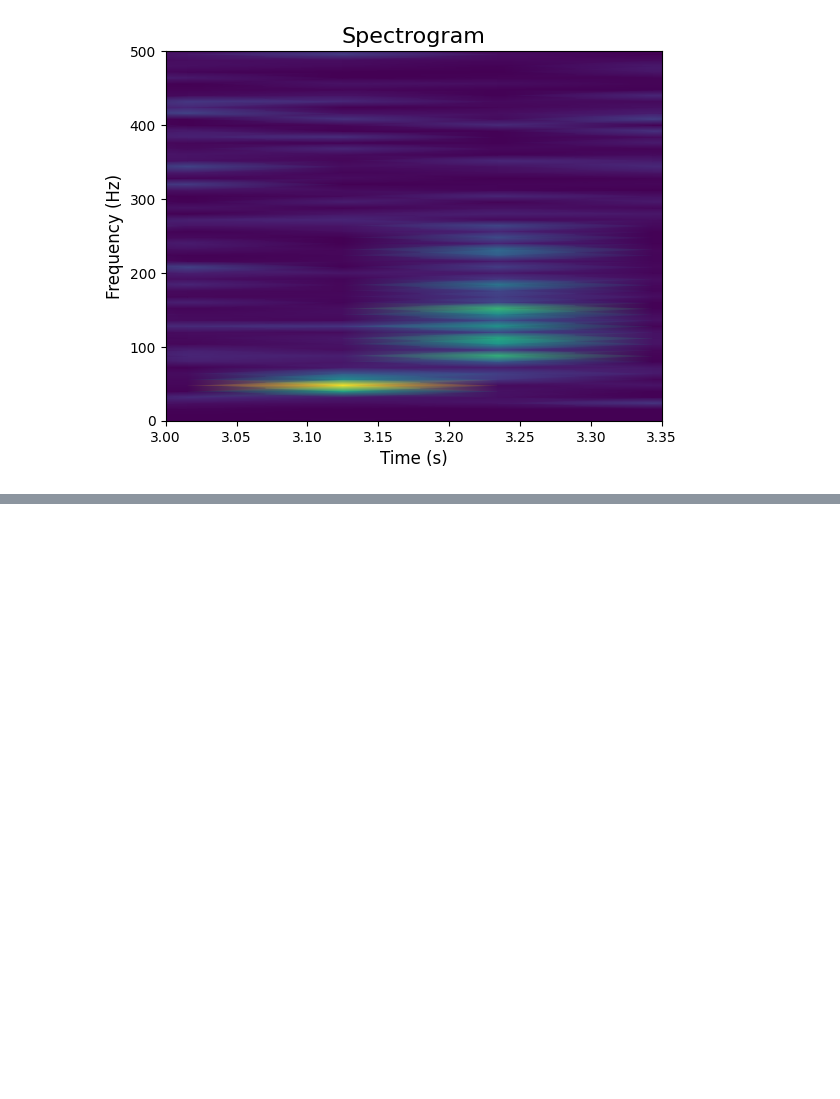
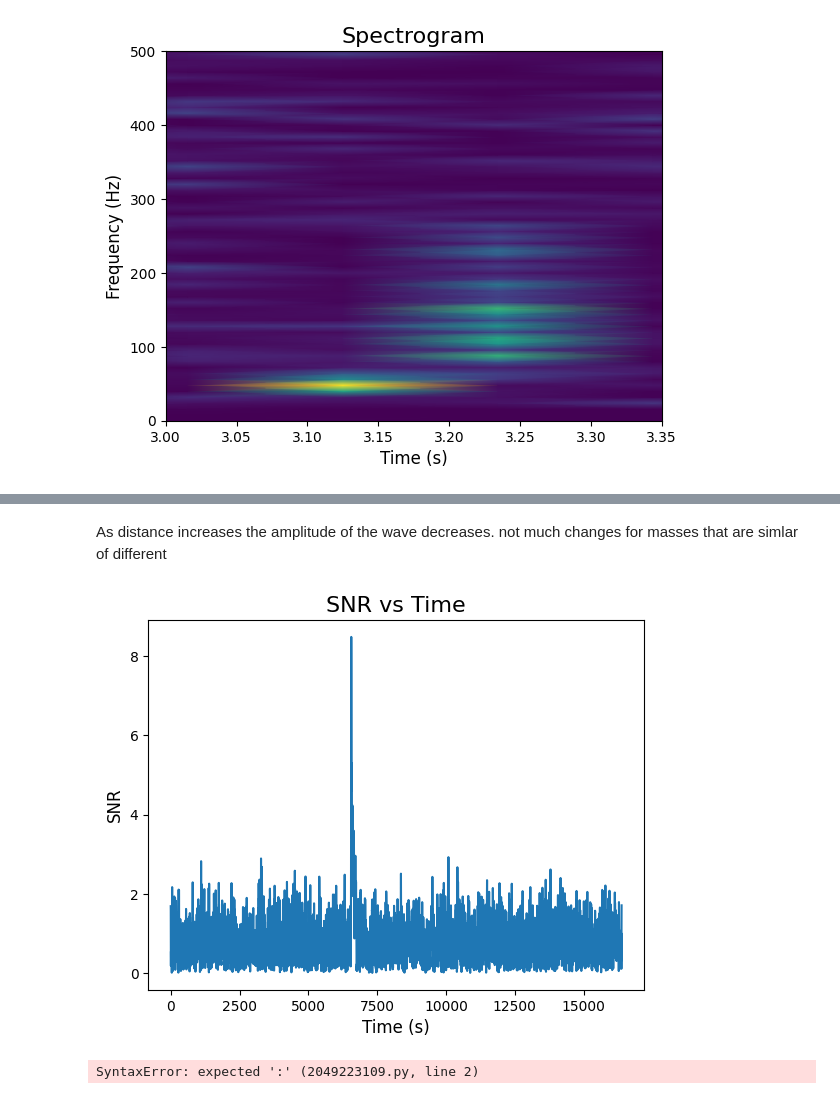
Before and after one commit to lewismcnish/Astronomy, a Jupyter notebook: Binary_Black_Holes/Binary.ipynb, the cells around one changed output, grey strips where cells are left out. Drawn from its saved outputs; the diff is of its cells as text; code cells hidden in the pictures; blank space fills up the shorter version.

```diff
--- a/Binary_Black_Holes/Binary.ipynb
+++ b/Binary_Black_Holes/Binary.ipynb
@@ -38,0 +80,19 @@ plt.show()
+# %% [markdown]
+As distance increases the amplitude of the wave decreases.
+not much changes for masses that are simlar of different
+# %%
+snr_ts = gw.get_snr(strain, template, 2048)
+plt.figure()
+plt.plot(snr_ts)
+plt.xlabel('Time (s)', fontsize=axis_size)
+plt.ylabel('SNR', fontsize=axis_size)
+plt.title('SNR vs Time', fontsize=title_size)
+
+plt.show()
+# %% [output]
+[figure, added]
+# %%
+masses = np.linspace(8,40,32)
+for m1 in masses
+# %% [output]
+SyntaxError: expected ':' (2049223109.py, line 2)
```
Also changed, not shown: parts of 5 cells of this notebook, 1 other file.
